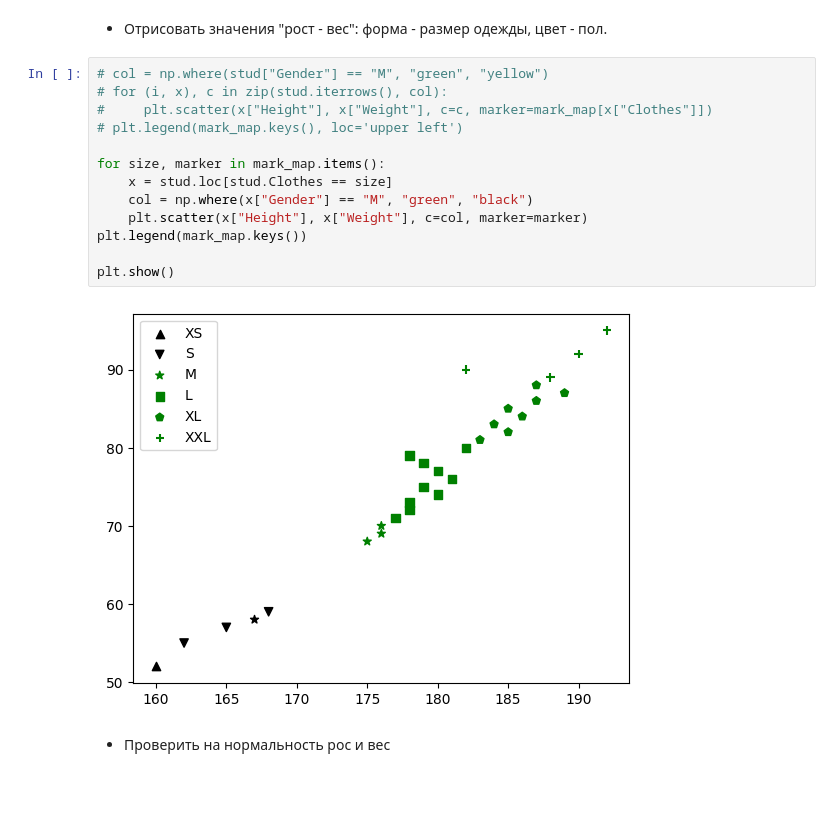
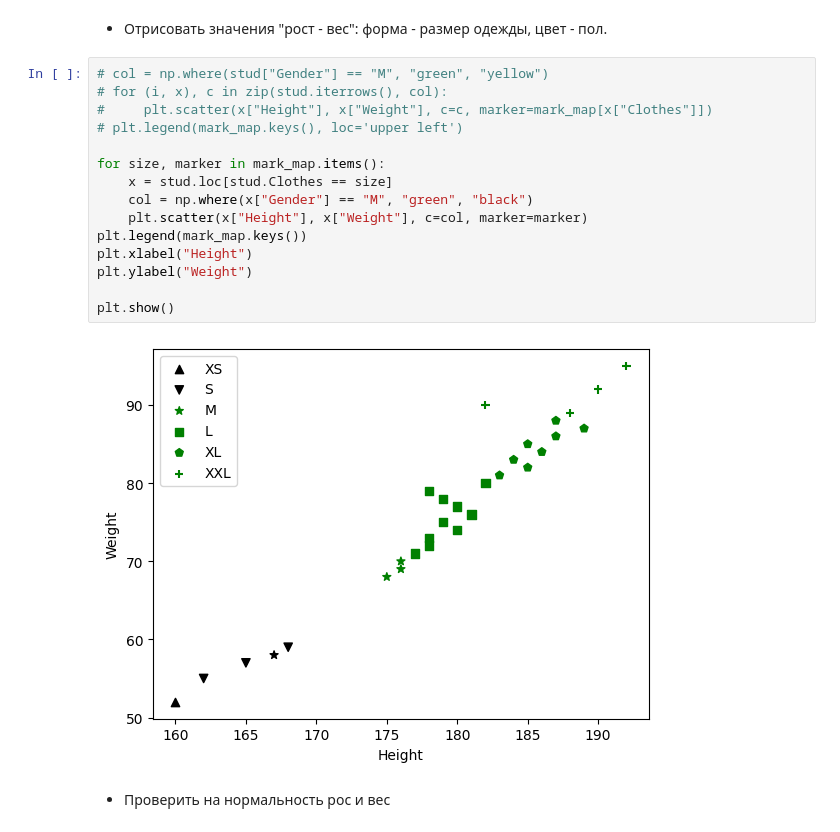
Before and after one commit to Dezzelshipc/CompMath2, a Jupyter notebook: sem1-statistics/prac2/prac.ipynb, the cells around one changed output. Cells and saved outputs as stored; diff of their text form; blank space fills up the shorter version.

```diff
--- a/sem1-statistics/prac2/prac.ipynb
+++ b/sem1-statistics/prac2/prac.ipynb
@@ -243,18 +250,20 @@ mark_map = {
 # %%
 # col = np.where(stud["Gender"] == "М", "green", "yellow")
 # for (i, x), c in zip(stud.iterrows(), col):
 #     plt.scatter(x["Height"], x["Weight"], c=c, marker=mark_map[x["Clothes"]])
 # plt.legend(mark_map.keys(), loc='upper left')
 
 for size, marker in mark_map.items():
     x = stud.loc[stud.Clothes == size]
     col = np.where(x["Gender"] == "М", "green", "black")
     plt.scatter(x["Height"], x["Weight"], c=col, marker=marker)
 plt.legend(mark_map.keys())
+plt.xlabel("Height")
+plt.ylabel("Weight")
 
 plt.show()
 # %% [output]
-[figure, old version]
+[figure, new version]
 # %% [markdown]
 - Проверить на нормальность рос и вес
 # %%
```
Also changed, not shown: parts of 7 cells of this notebook, 1 other file.
